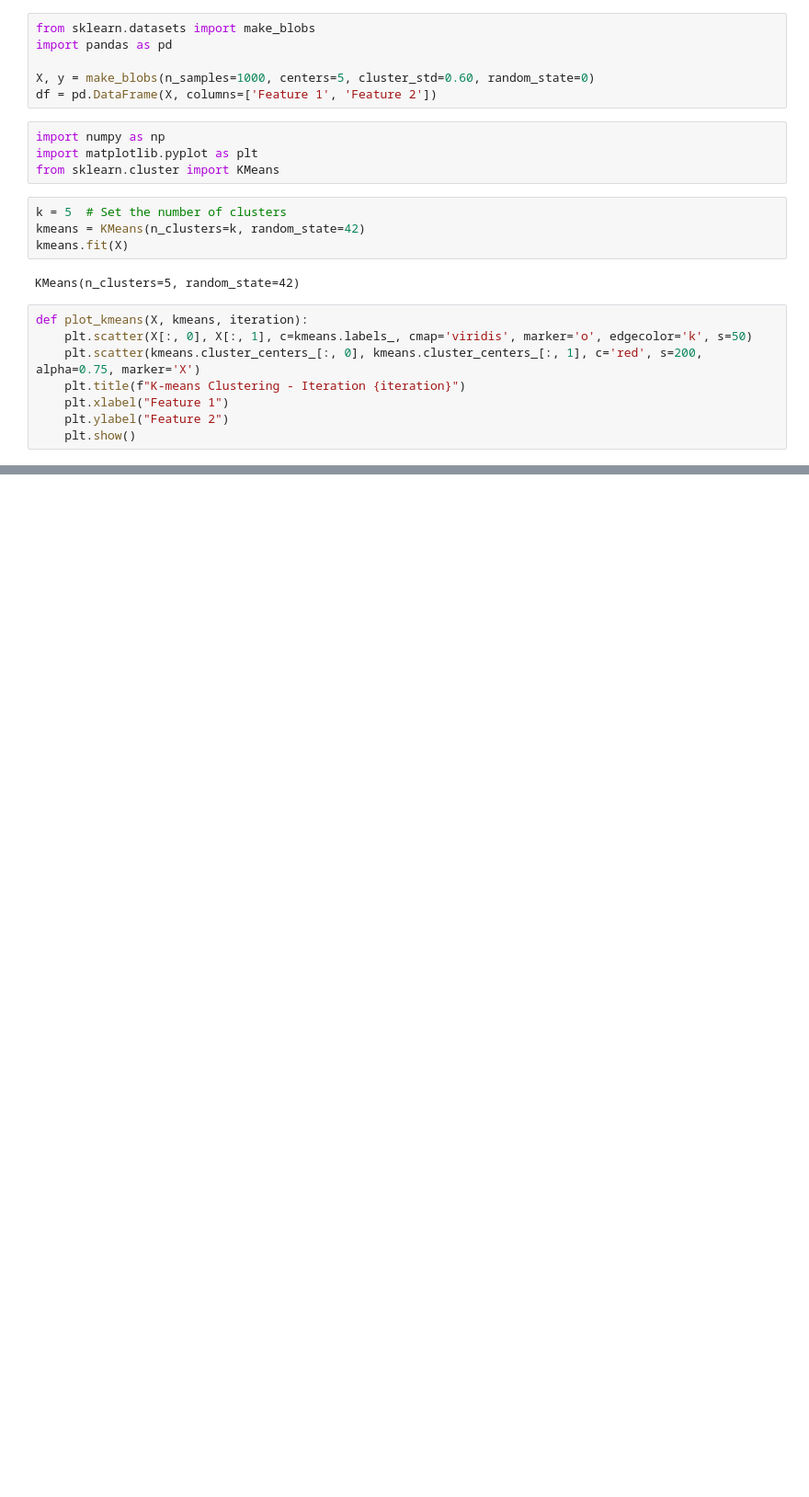
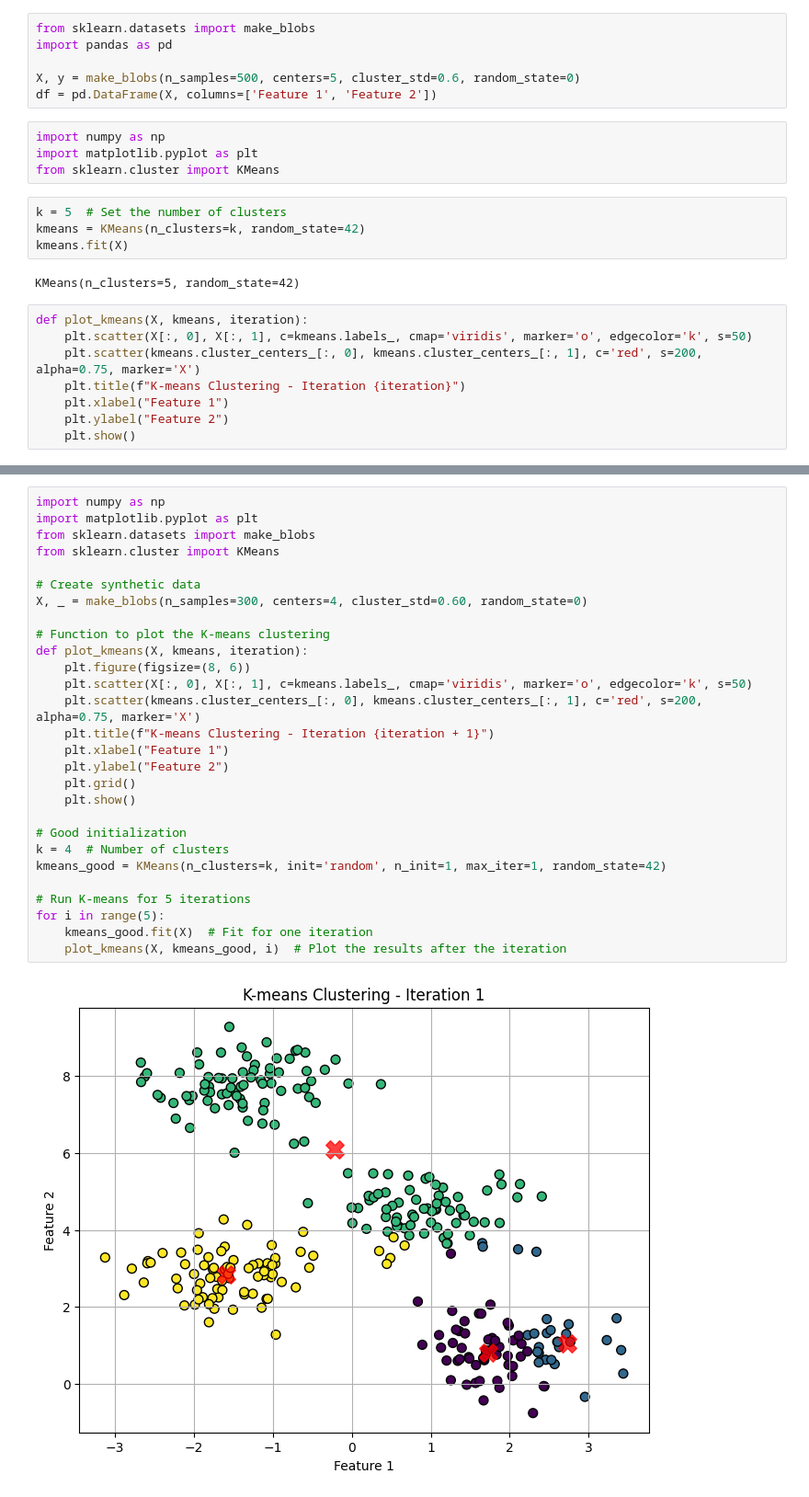
Before and after one commit to linh-pn/Assignment3, a Jupyter notebook: Assignment_3.ipynb, the cells around one changed output, grey strips where cells are left out. Shown at 92% size. Cells and saved outputs as stored; diff of their text form; blank space fills up the shorter version.

```diff
--- a/Assignment_3.ipynb
+++ b/Assignment_3.ipynb
@@ -4,7 +4,7 @@
 from sklearn.datasets import make_blobs
 import pandas as pd
 
-X, y = make_blobs(n_samples=1000, centers=5, cluster_std=0.60, random_state=0)
+X, y = make_blobs(n_samples=500, centers=5, cluster_std=0.6, random_state=0)
 df = pd.DataFrame(X, columns=['Feature 1', 'Feature 2'])
 # %%
 import numpy as np
@@ -49,0 +27,30 @@ for i in range(5):
+# %%
+import numpy as np
+import matplotlib.pyplot as plt
+from sklearn.datasets import make_blobs
+from sklearn.cluster import KMeans
+
+# Create synthetic data
+X, _ = make_blobs(n_samples=300, centers=4, cluster_std=0.60, random_state=0)
+
+# Function to plot the K-means clustering
+def plot_kmeans(X, kmeans, iteration):
+    plt.figure(figsize=(8, 6))
+    plt.scatter(X[:, 0], X[:, 1], c=kmeans.labels_, cmap='viridis', marker='o', edgecolor='k', s=50)
+    plt.scatter(kmeans.cluster_centers_[:, 0], kmeans.cluster_centers_[:, 1], c='red', s=200, alpha=0.75, marker='X')
+    plt.title(f"K-means Clustering - Iteration {iteration + 1}")
+    plt.xlabel("Feature 1")
+    plt.ylabel("Feature 2")
+    plt.grid()
+    plt.show()
+
+# Good initialization
+k = 4  # Number of clusters
+kmeans_good = KMeans(n_clusters=k, init='random', n_init=1, max_iter=1, random_state=42)
+
+# Run K-means for 5 iterations
+for i in range(5):
+    kmeans_good.fit(X)  # Fit for one iteration
+    plot_kmeans(X, kmeans_good, i)  # Plot the results after the iteration
+# %% [output]
+[figure, added]
```
Also changed, not shown: parts of 6 cells of this notebook.
